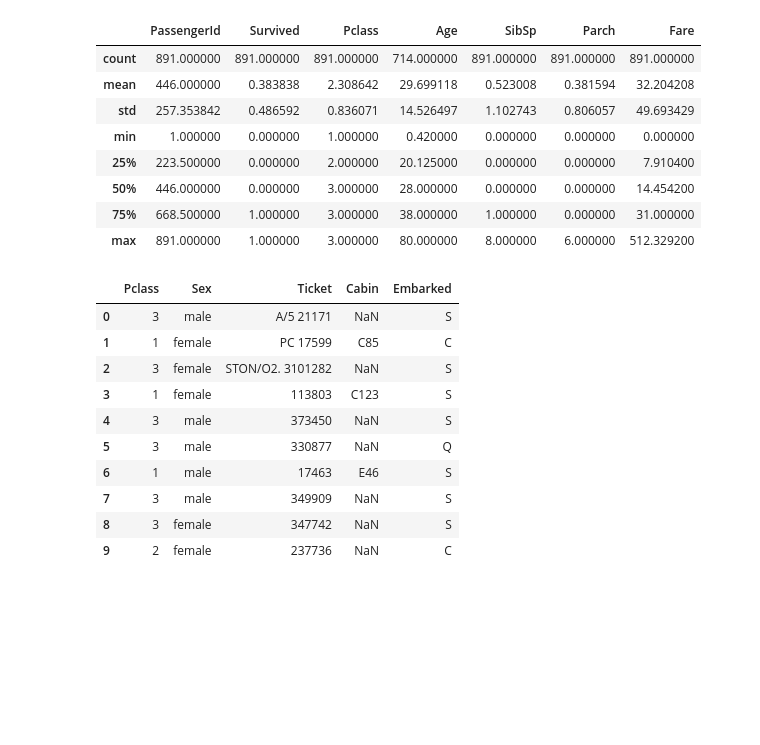
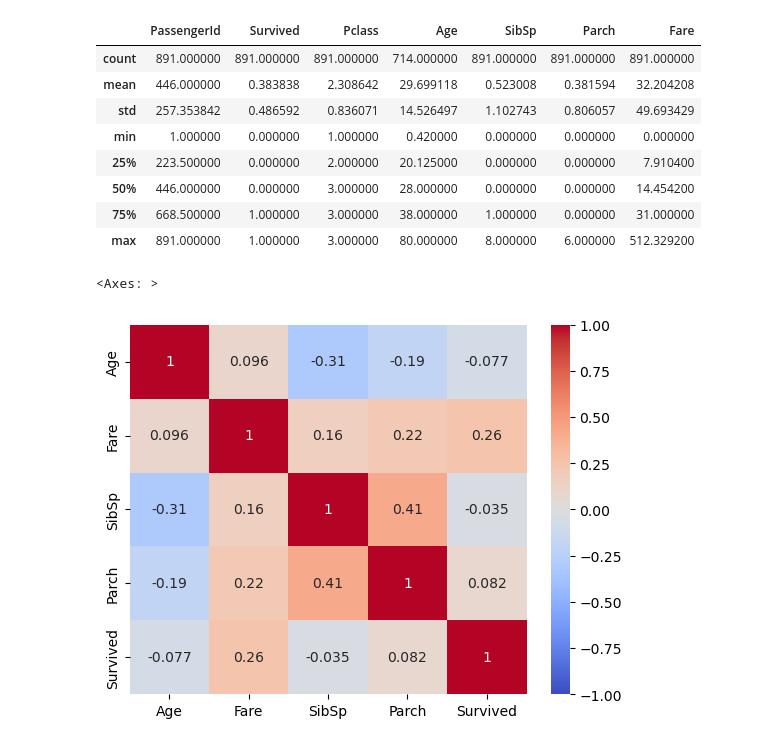
Before and after one commit to xblam/titanic, a Jupyter notebook: notebooks/titanic.ipynb, the cells around one changed output. Cells and saved outputs as stored; diff of their text form; code cells hidden in the pictures; blank space fills up the shorter version.

```diff
--- a/notebooks/titanic.ipynb
+++ b/notebooks/titanic.ipynb
@@ -53,23 +53,3 @@ memory usage: 83.7+ KB
 | 50% | 446.000000 | 0.000000 | 3.000000 | 28.000000 | 0.000000 | 0.000000 | 14.454200 |
 | 75% | 668.500000 | 1.000000 | 3.000000 | 38.000000 | 1.000000 | 0.000000 | 31.000000 |
 | max | 891.000000 | 1.000000 | 3.000000 | 80.000000 | 8.000000 | 6.000000 | 512.329200 |
-# %%
-# df_num = train.select_dtypes(include=['int64', 'float64']) # if you have many numerical columns
-df_num = train[['Age','SibSp','Parch','Fare']] # this is how to do it manually
-# df_cat = train.select_dtypes(exclude=['int64','float64'])
-df_cat = train[['Pclass', 'Sex', 'Ticket', 'Cabin', 'Embarked']]
-
-df_num.head(10)
-df_cat.head(10)
-# %% [output]
-|  | Pclass | Sex | Ticket | Cabin | Embarked |
-| 0 | 3 | male | A/5 21171 | NaN | S |
-| 1 | 1 | female | PC 17599 | C85 | C |
-| 2 | 3 | female | STON/O2. 3101282 | NaN | S |
-| 3 | 1 | female | 113803 | C123 | S |
-| 4 | 3 | male | 373450 | NaN | S |
-| 5 | 3 | male | 330877 | NaN | Q |
-| 6 | 1 | male | 17463 | E46 | S |
-| 7 | 3 | male | 349909 | NaN | S |
-| 8 | 3 | female | 347742 | NaN | S |
-| 9 | 2 | female | 237736 | NaN | C |
@@ -76,2 +66,7 @@ df_cat.head(10)
+# %%
+sns.heatmap(df_num.corr(), vmin = -1, vmax = 1, annot = True, cmap = 'coolwarm')
+# %% [output]
+<Axes: >
+[figure, added]
 # %%
 for col in df_num.columns:
```
Also changed, not shown: parts of 8 cells of this notebook, 1 other file.
